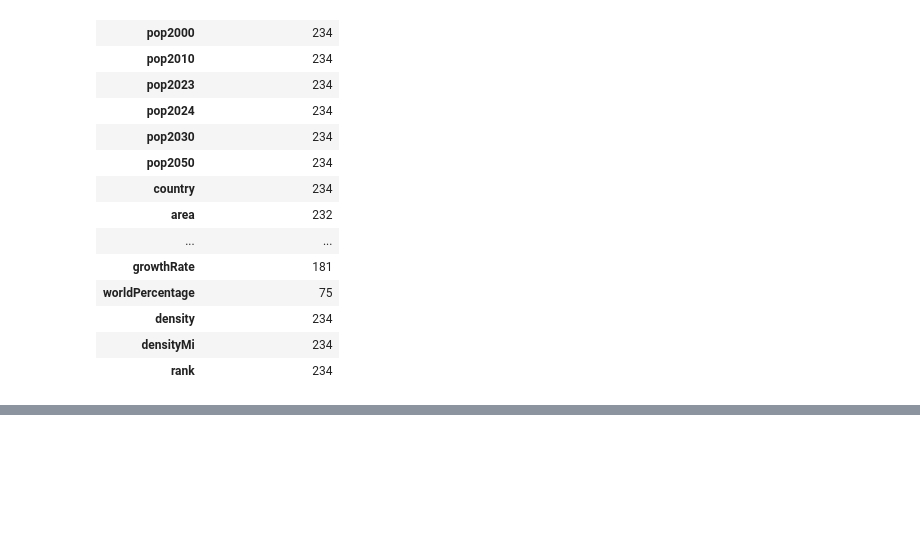
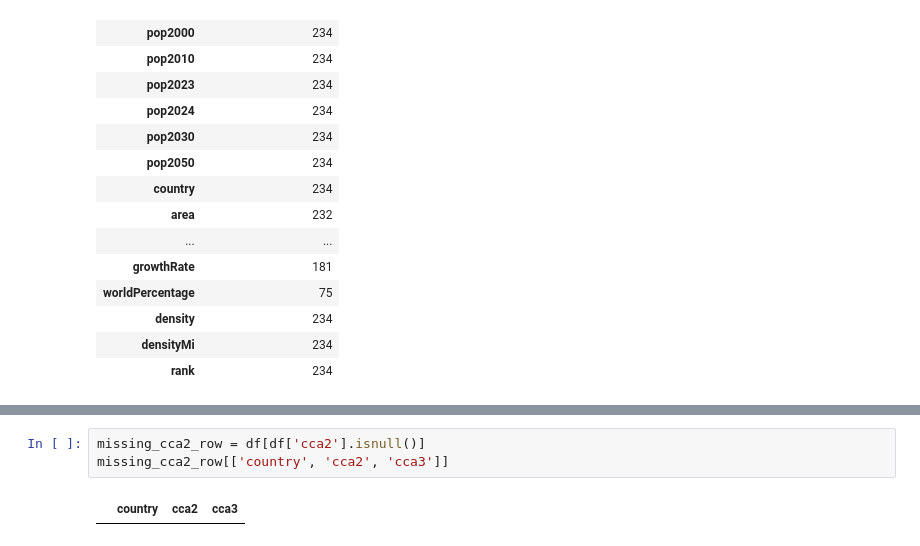
Before and after one commit to ritik-3/Global-Population-dataset-analysis, a Jupyter notebook: main.ipynb, the cells around one changed output, grey strips where cells are left out. Cells and saved outputs as stored; diff of their text form; blank space fills up the shorter version.

```diff
--- a/main.ipynb
+++ b/main.ipynb
@@ -129,0 +138,5 @@ dtype: int64
+# %%
+missing_cca2_row = df[df['cca2'].isnull()]
+missing_cca2_row[['country', 'cca2', 'cca3']]
+# %% [output]
+|  | country | cca2 | cca3 |
```
Also changed, not shown: parts of 11 cells of this notebook.
